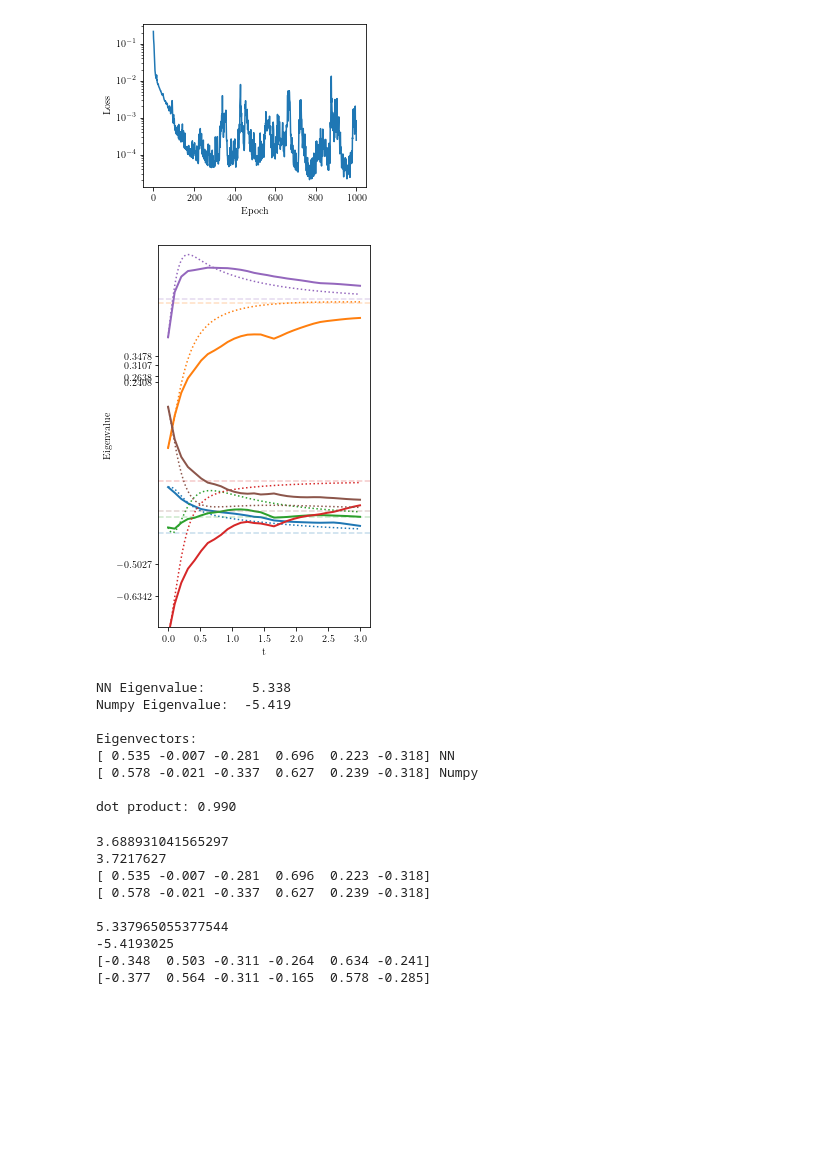
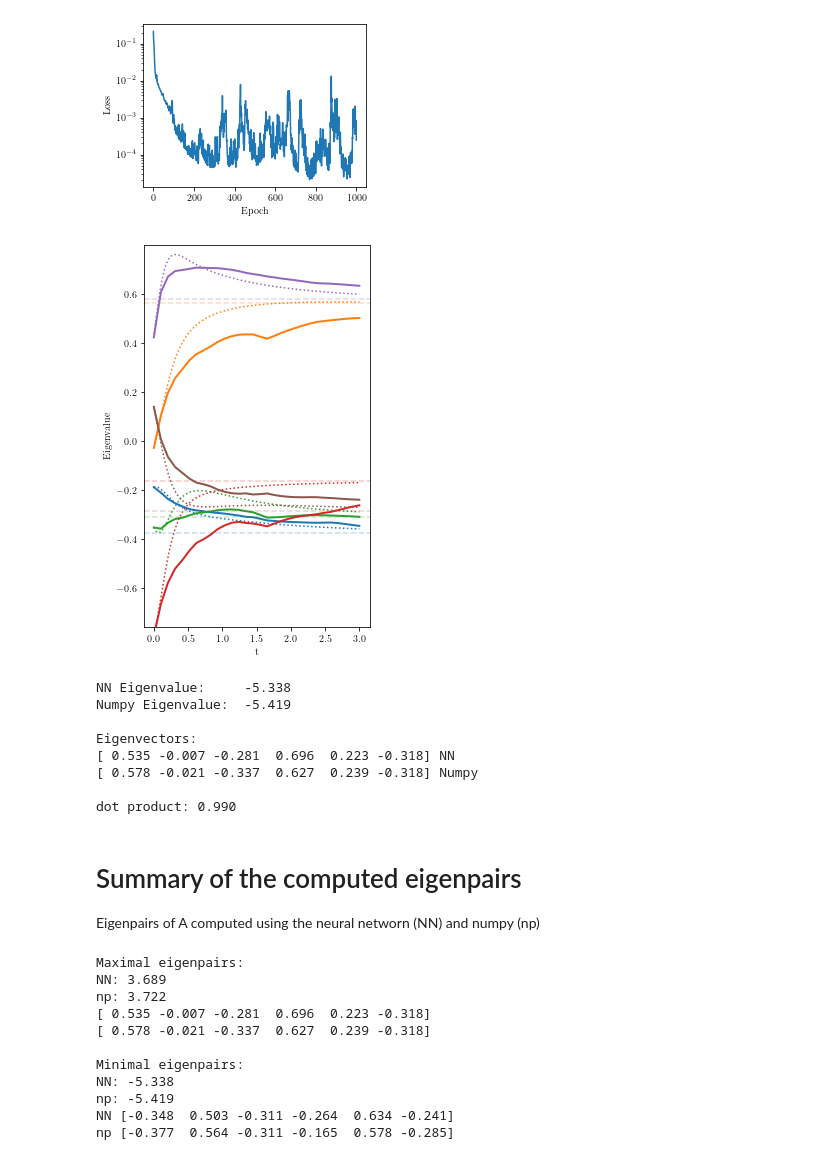
Before and after one commit to nicholaskarlsen/FYS-STK4155, a Jupyter notebook: project_3/notebooks/Eigen_torch_minibatches_30pts.ipynb, the cells around one changed output. Saved outputs shown, nothing was run; the diff lists cells and outputs as text; code cells hidden in the pictures; blank space fills up the shorter version.

```diff
--- a/project_3/notebooks/Eigen_torch_minibatches_30pts.ipynb
+++ b/project_3/notebooks/Eigen_torch_minibatches_30pts.ipynb
@@ -34,5 +38,13 @@ $$
 # %%
 def costfunction(t, N, A, trial_func):
+    """
+    Costfunction used to train the Neural Network.
+
+    t (Tensor) : Time; input to the neural network.
+    N (Tensor) : Output of the Neural network
+    A (Tensor) : The 6x6 real, symmetric matrix we're finding solving for
+    trial_func (Function) : the trial function used to solve the DE
+    """
     loss = 0
 
     for i in range(t.size(0)):
@@ -366,69 +389,57 @@ plt.savefig("../figs/eigenval_small_loss.pdf")
 # %% [output]
 [figure]
 # %%
+# Fetch the outcome of the model and use it to compute the solution with the trial function.
 N_output = model_small(t)
 v_pred_np_small = np.zeros([t.size(0), 6])
+
 for i in range(t.size(0)):
     ft = f_trial(t[i,:], N_output[i,:].reshape(-1,1)).detach().numpy().reshape(6)
-    v_pred_np_small[i] = ft / np.sqrt(np.dot(ft, ft))
+    v_pred_np_small[i] = ft / np.sqrt(np.dot(ft, ft)) # Normalize the eigenvectors
 
 # Solve ODE analytically using FW Euler
 x_t = v0.detach().numpy()
 A_t = A_neg.detach().numpy()
 dt = 0.01
 N = 300
 time = np.linspace(0, dt * N, N)
 x_euler = np.zeros([N, 6])
 
 for i in range(N):
     x_euler[i, :] = x_t.reshape(6)
     x_euler[i, :] /= np.sqrt(np.dot(x_euler[i, :], x_euler[i, :]))
     x_t = x_t + (-x_t + (x_t.T @ x_t * A_t + (1 - x_t.T @ A_t @ x_t) * np.identity(6)) @ x_t)*dt
+
 x_euler[N-1, :] = x_t.reshape(6)
 x_euler[N-1, :] /= np.sqrt(np.dot(x_euler[i, :], x_euler[i, :]))
 
+# Plot the results
+plt.figure(figsize=(4, 6))
 colors = ["tab:blue", "tab:orange", "tab:green", "tab:red", "tab:purple", "tab:brown"]
-
-plt.figure(figsize=(4, 6))
-#plt.subplot(121)
-
-y_min = min([np.amin(x_euler), np.amin(v_pred_np_small)])
-y_max = max([np.amax(x_euler), np.amax(v_pred_np_small)])
 
 for d in range(6):
     plt.plot(t.detach().numpy(), -v_pred_np_small[:, d], ls = "solid", color=colors[d], linewidth=2)
     plt.plot(time, -x_euler[:, d], ls=":" , color=colors[d], linewidth=1.5)
     plt.axhline(eigvec[d, 0], alpha=0.25, color=colors[d], ls="--")
 
-plt.yticks(v_pred_np_small[-1, :])
+y_min = min([np.amin(x_euler), np.amin(v_pred_np_small)])
+y_max = max([np.amax(x_euler), np.amax(v_pred_np_small)])
 plt.ylim(y_min,y_max)
+
 plt.xlabel("t")
-
-#plt.tick_params(axis='y', which='both', labelleft='off', labelright='on')
-#plt.gca().yaxis.set_label_position("right")
 plt.ylabel("Eigenvalue")
-
-"""
-plt.subplot(122)
-for d in range(6):
-    plt.plot(t.detach().numpy(), v_pred_np_small[:, d], "o", color=colors[d], linewidth=3)
-    plt.axhline(eigvec[d, -1], alpha=0.25, color=colors[d], ls="--")
-plt.yticks(v_pred_np_small[-1, :])
-plt.ylim(y_min, y_max)
-plt.xlabel("t")
-"""
 
 plt.tight_layout()
 #plt.savefig("test.png")
 plt.show()
 # %% [output]
-[figure, old version]
+[figure, new version]
 # %%
 # Compute eigenvalue
 eigval_nn_small = ((-v_pred_np_small[-1, :]).T @ A_t @ (-v_pred_np_small[-1, :])
                    / ((-v_pred_np_small[-1, :]).T @ (-v_pred_np_small[-1, :])))
-print("NN Eigenvalue: %10.3f"
-      % eigval_nn_small)
+
+print("NN Eigenvalue: %10.3f" % eigval_nn_small)
 print("Numpy Eigenvalue: %7.3f" % eigval[0])
 
 with np.printoptions(precision=3):
@@ -439,7 +450,7 @@ with np.printoptions(precision=3):
 # Note; eigvec is normed!
 print("\ndot product: %.3f" % np.dot(eigvec[:, 0], -v_pred_np_small[-1, :]))
 # %% [output]
-NN Eigenvalue:      5.338
+NN Eigenvalue:     -5.338
 Numpy Eigenvalue:  -5.419
 
 Eigenvectors:
@@ -447,25 +458,32 @@ Eigenvectors:
 [ 0.578 -0.021 -0.337  0.627  0.239 -0.318] Numpy
 
 dot product: 0.990
+# %% [markdown]
+# Summary of the computed eigenpairs
+
+Eigenpairs of A computed using the neural networn (NN) and numpy (np)
 # %%
 with np.printoptions(precision=3):
-    print(eigval_nn)
-    print(eigval[-1])
+    print("\nMaximal eigenpairs:")
+    print("NN: %2.3f" % eigval_nn)
+    print("np: %2.3f" %  eigval[-1])
     print(v_pred_np[-1, :])
     print(eigvec[:, -1])
 
-    print()
-    print(eigval_nn_small)
-    print(eigval[0])
-    print(-v_pred_np_small[-1, :])
-    print(eigvec[:, 0])
+    print("\nMinimal eigenpairs:")
+    print("NN: %2.3f" % eigval_nn_small)
+    print("np: %2.3f" % eigval[0])
+    print("NN", -v_pred_np_small[-1, :])
+    print("np", eigvec[:, 0])
 # %% [output]
-3.688931041565297
-3.7217627
+Maximal eigenpairs:
+NN: 3.689
+np: 3.722
 [ 0.535 -0.007 -0.281  0.696  0.223 -0.318]
 [ 0.578 -0.021 -0.337  0.627  0.239 -0.318]
 
-5.337965055377544
--5.4193025
-[-0.348  0.503 -0.311 -0.264  0.634 -0.241]
-[-0.377  0.564 -0.311 -0.165  0.578 -0.285]
+Minimal eigenpairs:
+NN: -5.338
+np: -5.419
+NN [-0.348  0.503 -0.311 -0.264  0.634 -0.241]
+np [-0.377  0.564 -0.311 -0.165  0.578 -0.285]
```
Also changed, not shown: parts of 13 cells of this notebook, 4 other files.
